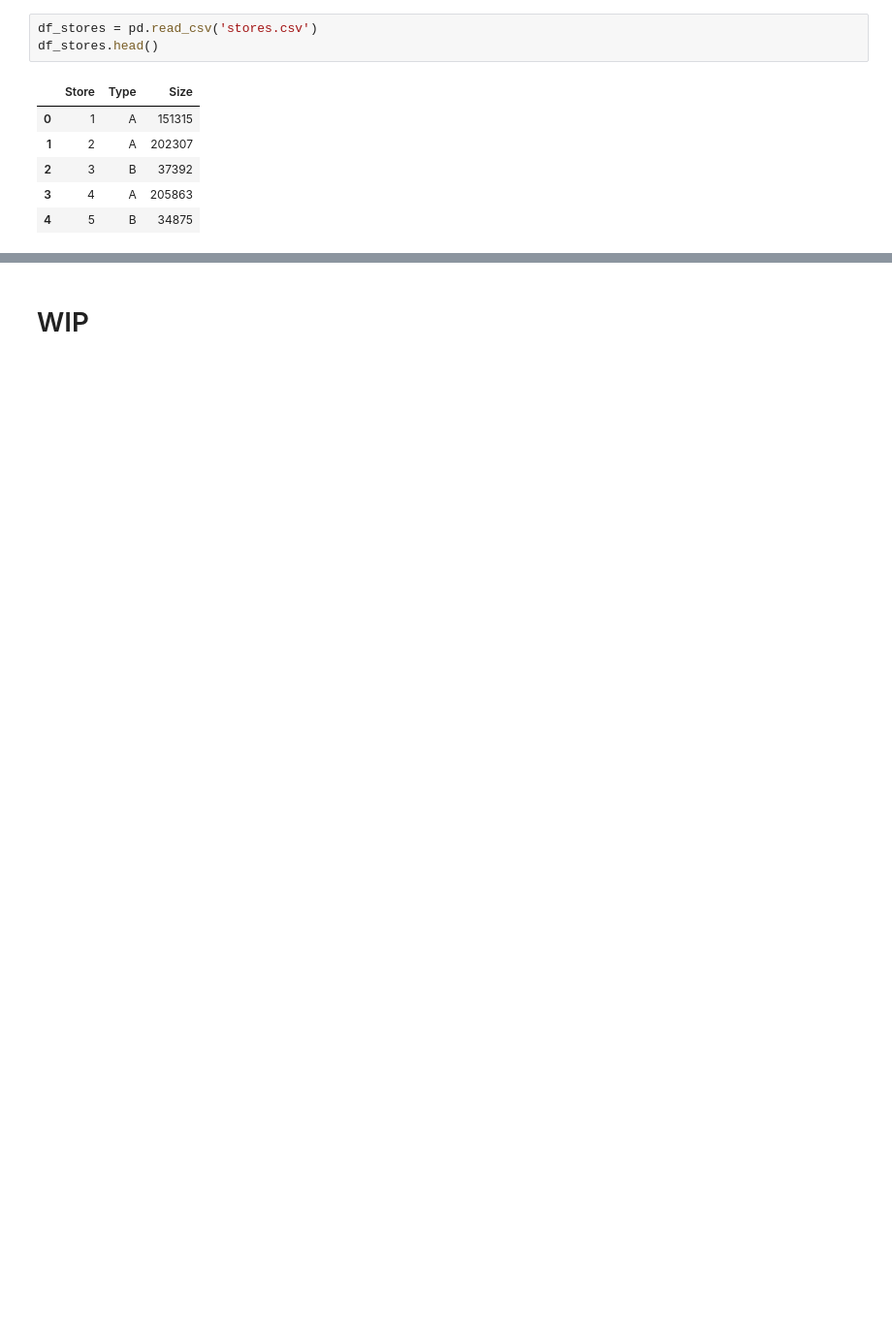
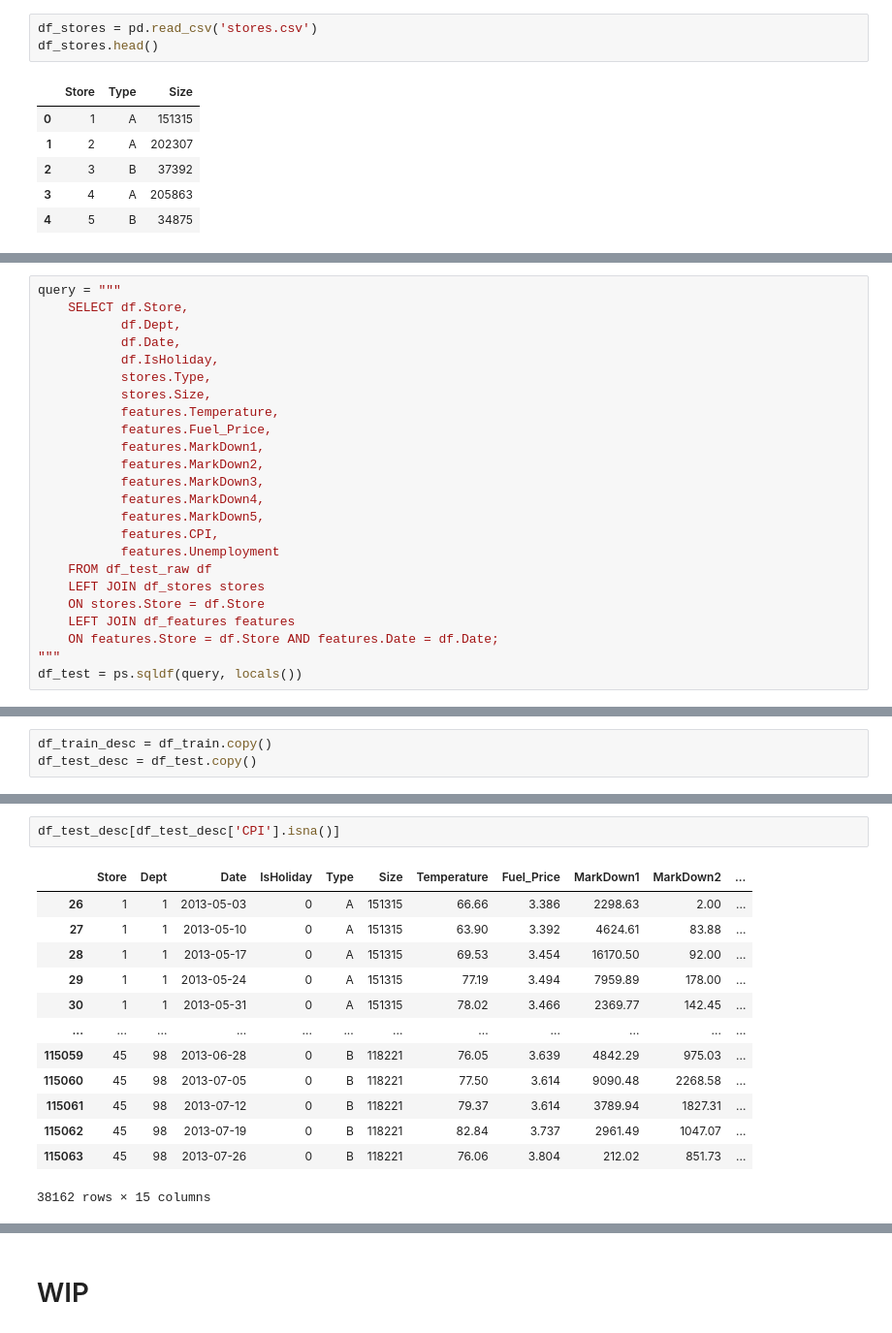
Before and after one commit to YuriCatramby/ds-reg-sales-forecast, a Jupyter notebook: ds-reg-sales-forecast.ipynb, the cells around one changed output, grey strips where cells are left out. Shown at 97% size. Saved outputs shown, nothing was run; the diff lists cells and outputs as text; blank space fills up the shorter version.

```diff
--- a/ds-reg-sales-forecast.ipynb
+++ b/ds-reg-sales-forecast.ipynb
@@ -123,0 +131,24 @@ df_test
+# %%
+query = """
+    SELECT df.Store,
+           df.Dept,
+           df.Date,
+           df.IsHoliday,
+           stores.Type,
+           stores.Size,
+           features.Temperature,
+           features.Fuel_Price,
+           features.MarkDown1,
+           features.MarkDown2,
+           features.MarkDown3,
+           features.MarkDown4,
+           features.MarkDown5,
+           features.CPI,
+           features.Unemployment
+    FROM df_test_raw df
+    LEFT JOIN df_stores stores
+    ON stores.Store = df.Store
+    LEFT JOIN df_features features
+    ON features.Store = df.Store AND features.Date = df.Date;
+"""
+df_test = ps.sqldf(query, locals())
@@ -123,0 +157,3 @@ df_test
+# %%
+df_train_desc = df_train.copy()
+df_test_desc = df_test.copy()
@@ -123,0 +202,16 @@ df_test
+# %%
+df_test_desc[df_test_desc['CPI'].isna()]
+# %% [output]
+|  | Store | Dept | Date | IsHoliday | Type | Size | Temperature | Fuel_Price | MarkDown1 | MarkDown2 | ... |
+| 26 | 1 | 1 | 2013-05-03 | 0 | A | 151315 | 66.66 | 3.386 | 2298.63 | 2.00 | ... |
+| 27 | 1 | 1 | 2013-05-10 | 0 | A | 151315 | 63.90 | 3.392 | 4624.61 | 83.88 | ... |
+| 28 | 1 | 1 | 2013-05-17 | 0 | A | 151315 | 69.53 | 3.454 | 16170.50 | 92.00 | ... |
+| 29 | 1 | 1 | 2013-05-24 | 0 | A | 151315 | 77.19 | 3.494 | 7959.89 | 178.00 | ... |
+| 30 | 1 | 1 | 2013-05-31 | 0 | A | 151315 | 78.02 | 3.466 | 2369.77 | 142.45 | ... |
+| ... | ... | ... | ... | ... | ... | ... | ... | ... | ... | ... | ... |
+| 115059 | 45 | 98 | 2013-06-28 | 0 | B | 118221 | 76.05 | 3.639 | 4842.29 | 975.03 | ... |
+| 115060 | 45 | 98 | 2013-07-05 | 0 | B | 118221 | 77.50 | 3.614 | 9090.48 | 2268.58 | ... |
+| 115061 | 45 | 98 | 2013-07-12 | 0 | B | 118221 | 79.37 | 3.614 | 3789.94 | 1827.31 | ... |
+| 115062 | 45 | 98 | 2013-07-19 | 0 | B | 118221 | 82.84 | 3.737 | 2961.49 | 1047.07 | ... |
+| 115063 | 45 | 98 | 2013-07-26 | 0 | B | 118221 | 76.06 | 3.804 | 212.02 | 851.73 | ... |
+38162 rows × 15 columns
```
Also changed, not shown: parts of 12 cells of this notebook.
